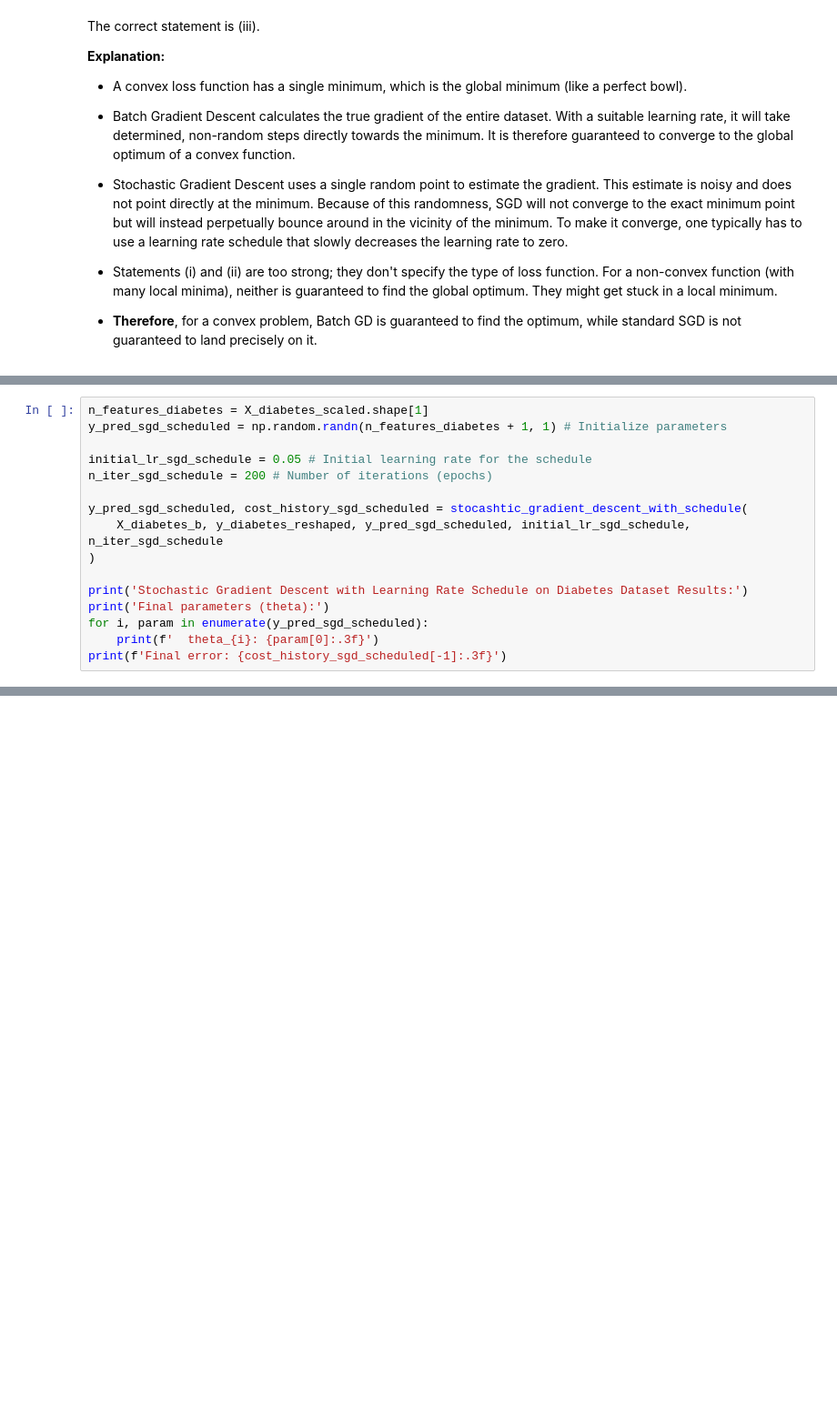
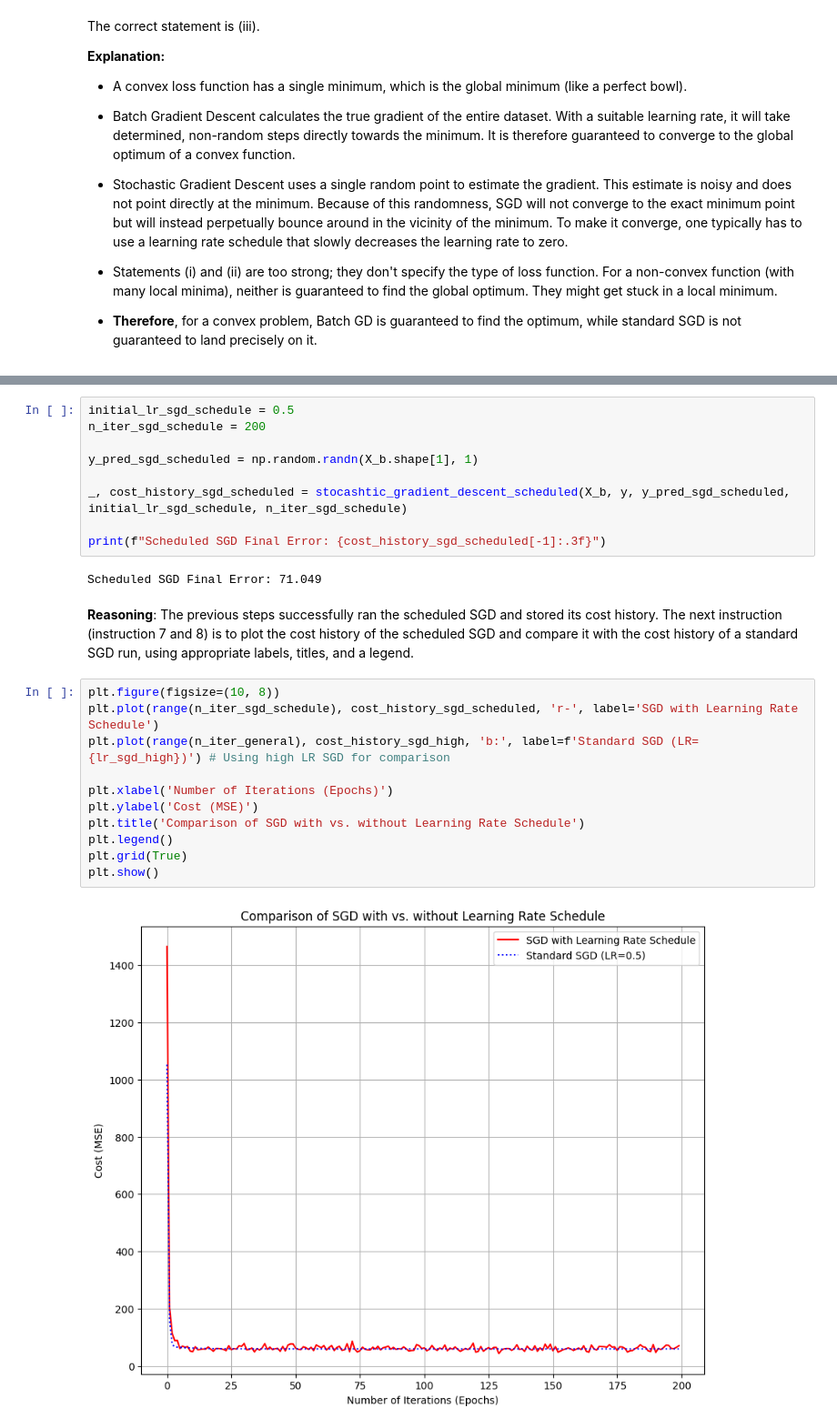
Before and after one commit to Muhammadatir/colab_notebook_iiit-hub, a Jupyter notebook: STP_Module4Lab_3_Gradient_Descent.ipynb, the cells around one changed output, grey strips where cells are left out. Shown at 91% size. Cells and saved outputs as stored; diff of their text form; blank space fills up the shorter version.

```diff
--- a/STP_Module4Lab_3_Gradient_Descent.ipynb
+++ b/STP_Module4Lab_3_Gradient_Descent.ipynb
@@ -1433,16 +475,0 @@ Now that the `stocashtic_gradient_descent_with_schedule` function is defined, I
-# %%
-n_features_diabetes = X_diabetes_scaled.shape[1]
-y_pred_sgd_scheduled = np.random.randn(n_features_diabetes + 1, 1) # Initialize parameters
-
-initial_lr_sgd_schedule = 0.05 # Initial learning rate for the schedule
-n_iter_sgd_schedule = 200 # Number of iterations (epochs)
-
-y_pred_sgd_scheduled, cost_history_sgd_scheduled = stocashtic_gradient_descent_with_schedule(
-    X_diabetes_b, y_diabetes_reshaped, y_pred_sgd_scheduled, initial_lr_sgd_schedule, n_iter_sgd_schedule
-)
-
-print('Stochastic Gradient Descent with Learning Rate Schedule on Diabetes Dataset Results:')
-print('Final parameters (theta):')
-for i, param in enumerate(y_pred_sgd_scheduled):
-    print(f'  theta_{i}: {param[0]:.3f}')
-print(f'Final error: {cost_history_sgd_scheduled[-1]:.3f}')
@@ -1680,0 +758,27 @@ Provide a comprehensive summary of the findings from all experiments, including
+# %%
+initial_lr_sgd_schedule = 0.5
+n_iter_sgd_schedule = 200
+
+y_pred_sgd_scheduled = np.random.randn(X_b.shape[1], 1)
+
+_, cost_history_sgd_scheduled = stocashtic_gradient_descent_scheduled(X_b, y, y_pred_sgd_scheduled, initial_lr_sgd_schedule, n_iter_sgd_schedule)
+
+print(f"Scheduled SGD Final Error: {cost_history_sgd_scheduled[-1]:.3f}")
+# %% [output]
+Scheduled SGD Final Error: 71.049
+# %% [markdown]
+**Reasoning**:
+The previous steps successfully ran the scheduled SGD and stored its cost history. The next instruction (instruction 7 and 8) is to plot the cost history of the scheduled SGD and compare it with the cost history of a standard SGD run, using appropriate labels, titles, and a legend.
+# %%
+plt.figure(figsize=(10, 8))
+plt.plot(range(n_iter_sgd_schedule), cost_history_sgd_scheduled, 'r-', label='SGD with Learning Rate Schedule')
+plt.plot(range(n_iter_general), cost_history_sgd_high, 'b:', label=f'Standard SGD (LR={lr_sgd_high})') # Using high LR SGD for comparison
+
+plt.xlabel('Number of Iterations (Epochs)')
+plt.ylabel('Cost (MSE)')
+plt.title('Comparison of SGD with vs. without Learning Rate Schedule')
+plt.legend()
+plt.grid(True)
+plt.show()
+# %% [output]
+[figure, added]
```
Also changed, not shown: parts of 74 cells of this notebook.
